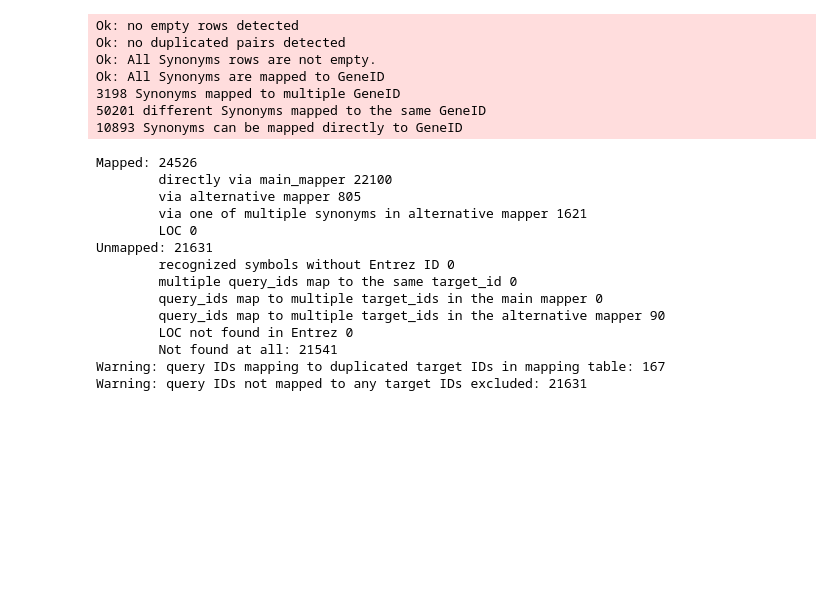
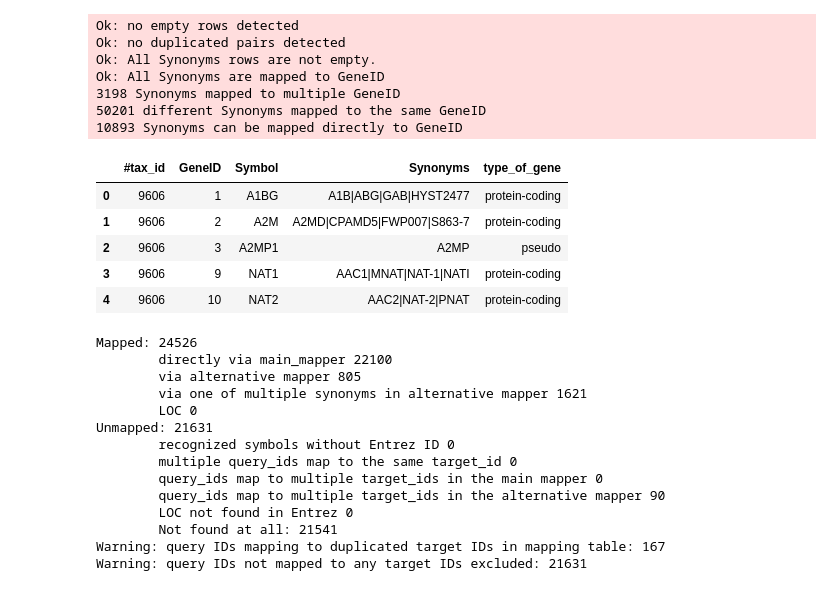
Before and after one commit to esko22/ucb-w210-cap-drug-response, a Jupyter notebook: Variants/cna_feature_prep.ipynb, the cells around one changed output. Cells and saved outputs as stored; diff of their text form; code cells hidden in the pictures; blank space fills up the shorter version.

```diff
--- a/Variants/cna_feature_prep.ipynb
+++ b/Variants/cna_feature_prep.ipynb
@@ -236,6 +236,15 @@ Ok: All Synonyms are mapped to GeneID
 3198 Synonyms mapped to multiple GeneID
 50201 different Synonyms mapped to the same GeneID
 10893 Synonyms can be mapped directly to GeneID
+# %%
+NCBI.head()
+# %% [output]
+|  | #tax_id | GeneID | Symbol | Synonyms | type_of_gene |
+| 0 | 9606 | 1 | A1BG | A1B|ABG|GAB|HYST2477 | protein-coding |
+| 1 | 9606 | 2 | A2M | A2MD|CPAMD5|FWP007|S863-7 | protein-coding |
+| 2 | 9606 | 3 | A2MP1 | A2MP | pseudo |
+| 3 | 9606 | 9 | NAT1 | AAC1|MNAT|NAT-1|NATI | protein-coding |
+| 4 | 9606 | 10 | NAT2 | AAC2|NAT-2|PNAT | protein-coding |
 # %%
 gdsc,query2target,not_mapped  = apply_mappers(gdsc, ncbi_symbols, ncbi_synonyms, verbose = True,handle_duplicates = "keep")
 gdsc.head(3)
```
Also changed, not shown: parts of 4 cells of this notebook, 3 other files.
